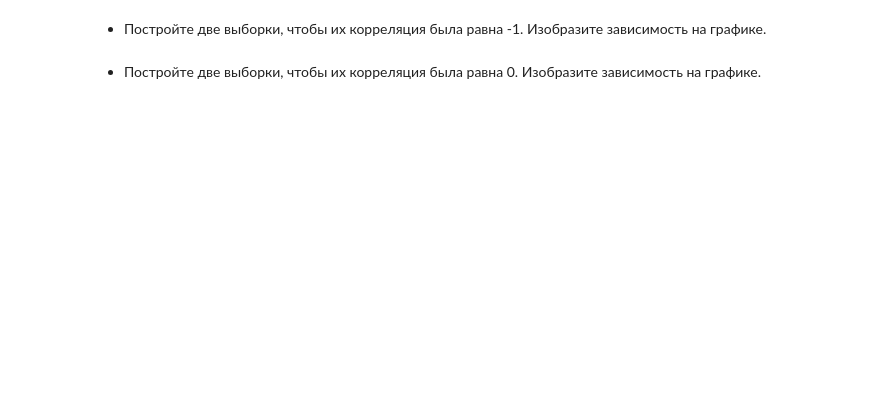
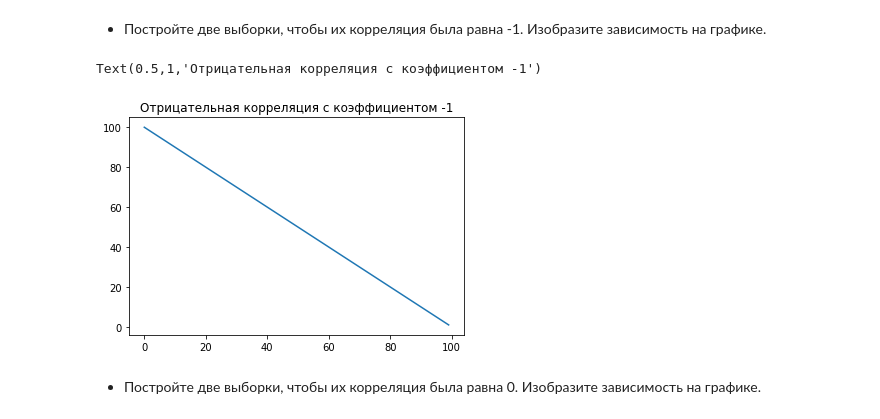
Before and after one commit to Ilmetov/Netology_ilmetov, a Jupyter notebook: Ter_Ver_And_Stat/Probability_4/hw2_ilmetov.ipynb, the cells around one changed output. Saved outputs shown, nothing was run; the diff lists cells and outputs as text; code cells hidden in the pictures; blank space fills up the shorter version.

```diff
--- a/Ter_Ver_And_Stat/Probability_4/hw2_ilmetov.ipynb
+++ b/Ter_Ver_And_Stat/Probability_4/hw2_ilmetov.ipynb
@@ -332,2 +356,19 @@ print(conf_int_b[1] - conf_int_b[0])
+# %%
+#your code here
+a = []
+b = []
+ai = 0
+bi = 100
+for i in range(100):
+    a.append(ai)
+    ai +=1
+for j in range(100):
+    b.append(bi)
+    bi -=1
+plt.plot(a, b)
+plt.title('Отрицательная корреляция с коэффициентом -1')
+# %% [output]
+Text(0.5,1,'Отрицательная корреляция с коэффициентом -1')
+[figure, added]
 # %% [markdown]
 - Постройте две выборки, чтобы их корреляция была равна 0. Изобразите зависимость на графике.
```
Also changed, not shown: parts of 7 cells of this notebook.
